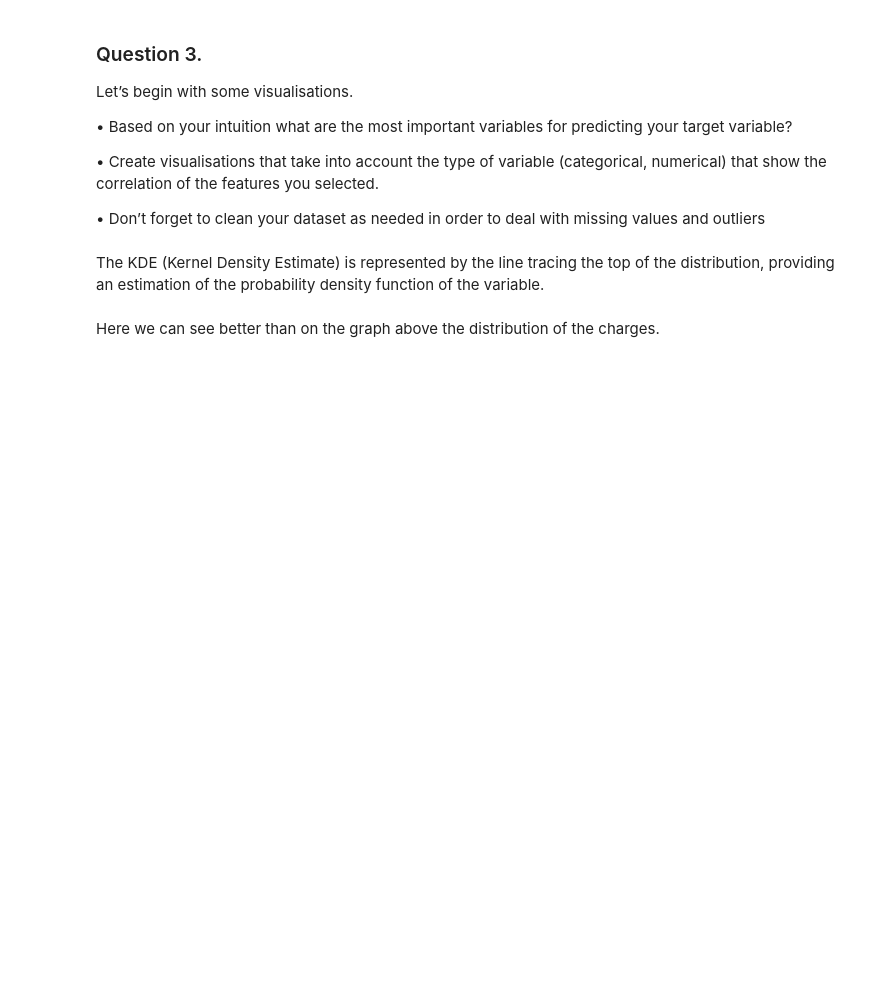
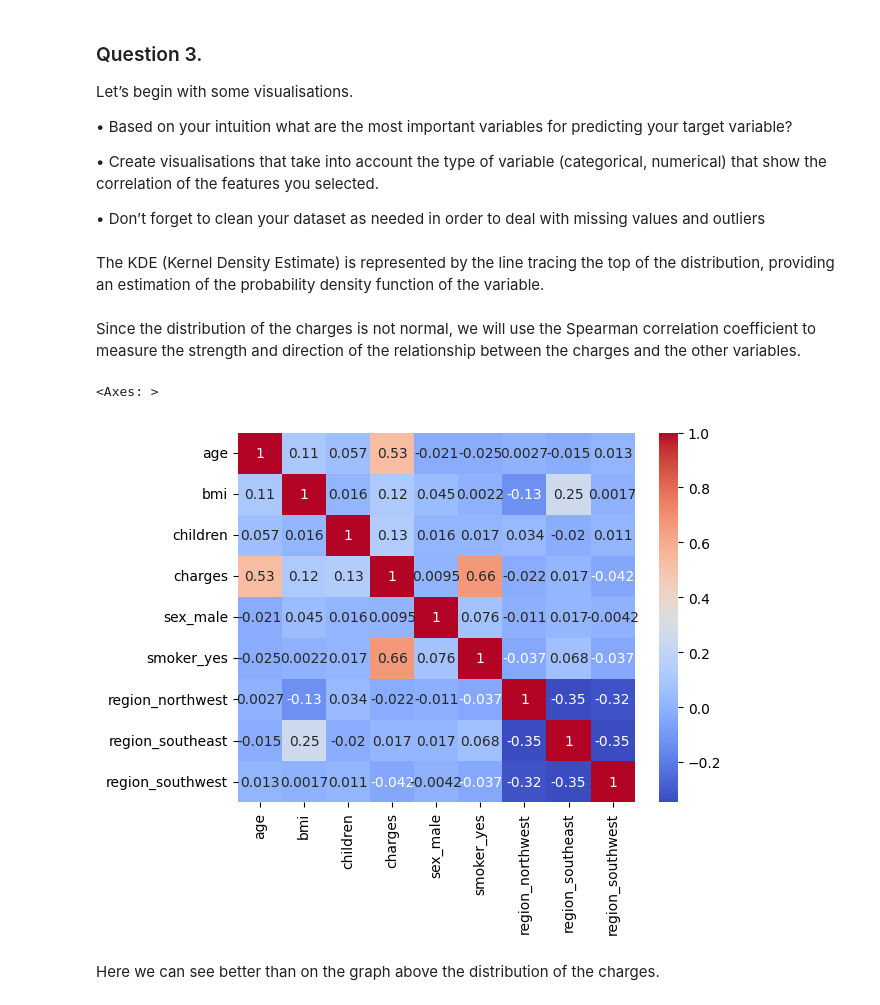
Before and after one commit to louiscockenpot/projet-explainability, a Jupyter notebook: project.ipynb, the cells around one changed output. Saved outputs shown, nothing was run; the diff lists cells and outputs as text; code cells hidden in the pictures; blank space fills up the shorter version.

```diff
--- a/project.ipynb
+++ b/project.ipynb
@@ -88,6 +88,16 @@ The KDE (Kernel Density Estimate) is represented by the line tracing the top of
 fig = px.box(df, y='charges', title='Charges Distribution')
 # Show plot
 fig.show()
+# %% [markdown]
+Since the distribution of the charges is not normal, we will use the Spearman correlation coefficient to measure the strength and direction of the relationship between the charges and the other variables.
+# %%
+#spearman correlation
+corr = df.corr(method='spearman')
+#plotting the correlation
+sns.heatmap(corr, annot=True, cmap='coolwarm', cbar=True)
+# %% [output]
+<Axes: >
+[figure, added]
 # %%
 #age distribution
 fig = px.histogram(df, x='bmi',
```
Also changed, not shown: parts of 1 cell of this notebook.
